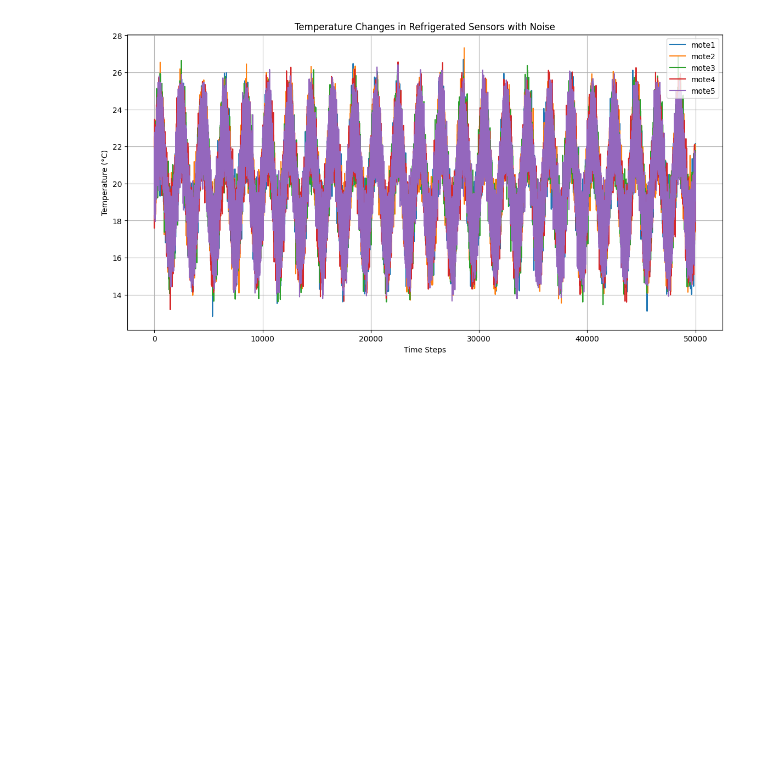
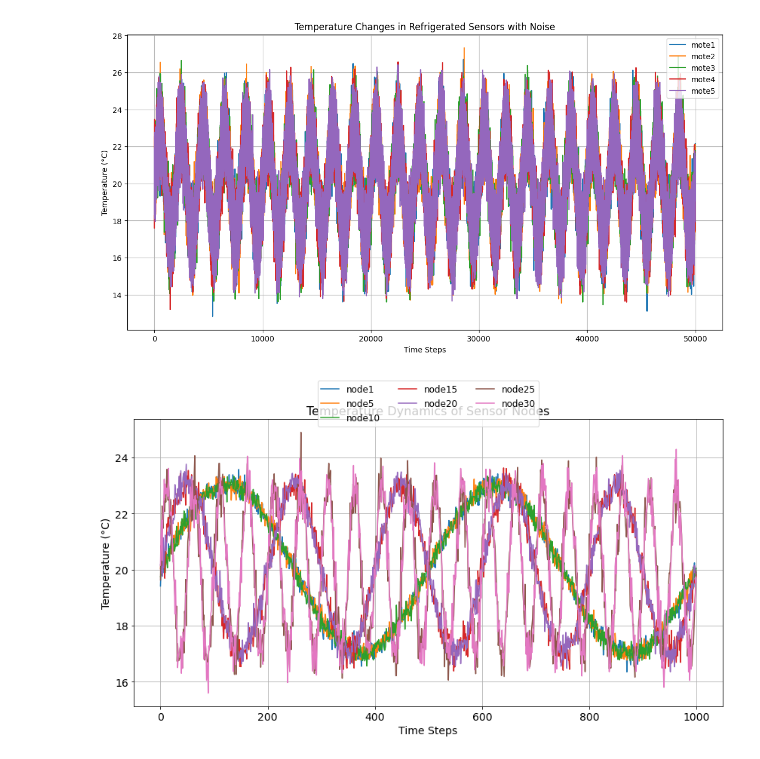
Before and after one commit to sokistar24/push_pull, a Jupyter notebook: Sensor_data_for_voi_setup.ipynb, the cells around one changed output. Drawn from its saved outputs; the diff is of its cells as text; code cells hidden in the pictures; blank space fills up the shorter version.

```diff
--- a/Sensor_data_for_voi_setup.ipynb
+++ b/Sensor_data_for_voi_setup.ipynb
@@ -417,3 +417,69 @@ plt.grid(True)
 plt.show()
 # %% [output]
 [figure]
+# %%
+# Re-import necessary libraries since execution state was reset
+import numpy as np
+import pandas as pd
+import matplotlib.pyplot as plt
+
+# Number of time steps
+time_steps = 50000
+
+# Define the nodes (sensors) for 30 nodes
+nodes = [f'node{i}' for i in range(1, 31)]
+
+# Mean temperature for all nodes
+z_mean = 20.0
+
+# Define amplitude for all nodes
+A_i = 3
+
+# Initialize the DataFrame
+data = {node: np.zeros(time_steps) for node in nodes}
+data['SN'] = np.arange(time_steps)
+
+# Generate temperature data for nodes based on categories
+for node in nodes:
+    node_id = int(node.replace('node', ''))  # Extract numeric ID
+
+    # Assign parameters based on category
+    if 1 <= node_id <= 10:  # Category A
+        P_i = 500
+        sigma_i = 0.2
+    elif 11 <= node_id <= 20:  # Category B
+        P_i = 200
+        sigma_i = 0.3
+    elif 21 <= node_id <= 30:  # Category C
+        P_i = 50
+        sigma_i = 0.5
+
+    # Generate the temperature using the given equation
+    temperature = z_mean + A_i * np.sin((2 * np.pi * np.arange(time_steps)) / P_i) + np.random.normal(loc=0, scale=sigma_i, size=time_steps)
+    data[node] = temperature  # Assign the generated temperature to the node
+
+# Convert to DataFrame
+df = pd.DataFrame(data)
+
+# Save to CSV
+csv_filename = "/mnt/data/synthetic_scenario_30_nodes_corrected.csv"
+df.to_csv(csv_filename, index=False)
+
+# Plot to visualize the changes
+plt.figure(figsize=(14, 7))
+for node in ['node1', 'node5', 'node10', 'node15', 'node20', 'node25', 'node30']:  # Selecting a few nodes from each category
+    plt.plot(df['SN'][:1000], df[node][:1000], label=node)  # Plot first 1000 time steps for clarity
+
+plt.xlabel('Time Steps', fontsize=14)
+plt.ylabel('Temperature (°C)', fontsize=14)
+plt.xticks(fontsize=14)
+plt.yticks(fontsize=14)
+plt.title('Temperature Dynamics of Sensor Nodes', fontsize=16)
+plt.legend(loc='upper center', bbox_to_anchor=(0.5, 1.15), fontsize=12, ncol=3)
+plt.grid(True)
+plt.show()
+
+# Provide the CSV file for download
+csv_filename
+# %% [output]
+[figure, added]
```
Also changed, not shown: 2 other files.
